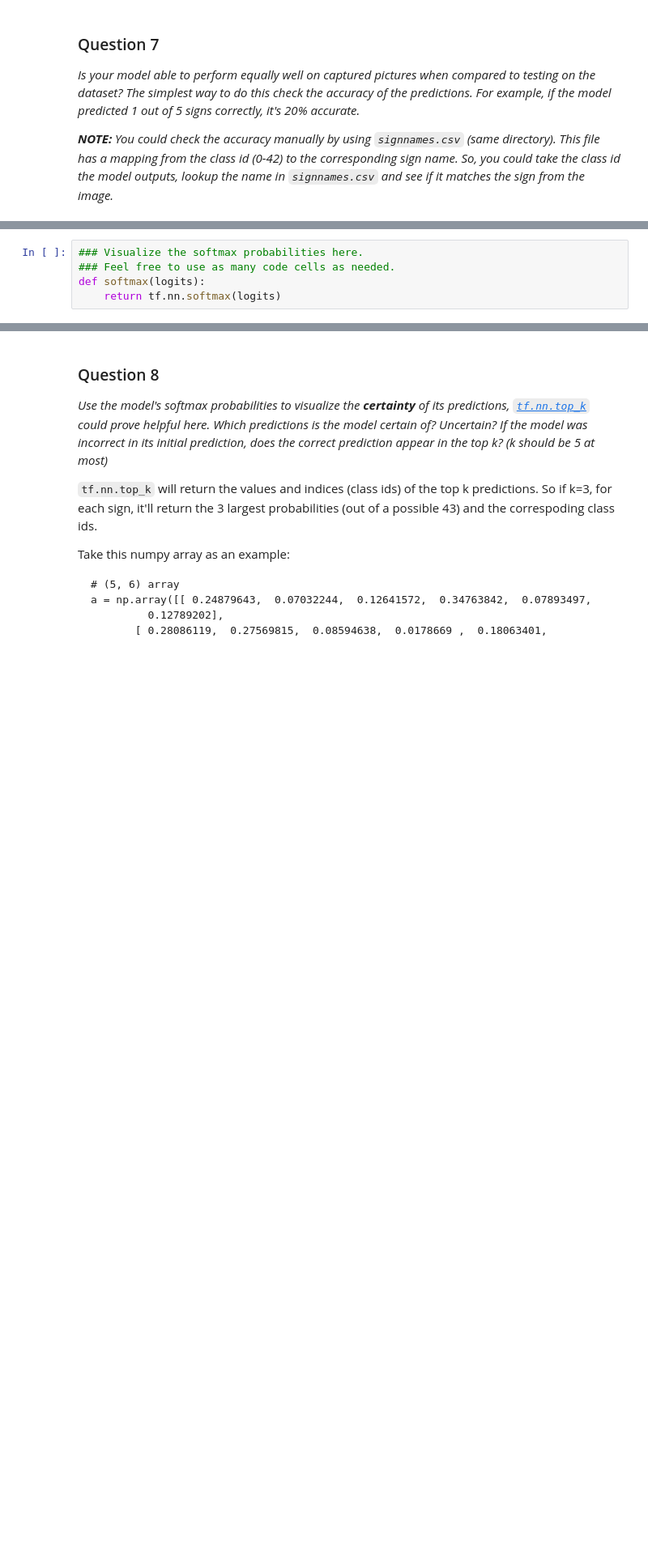
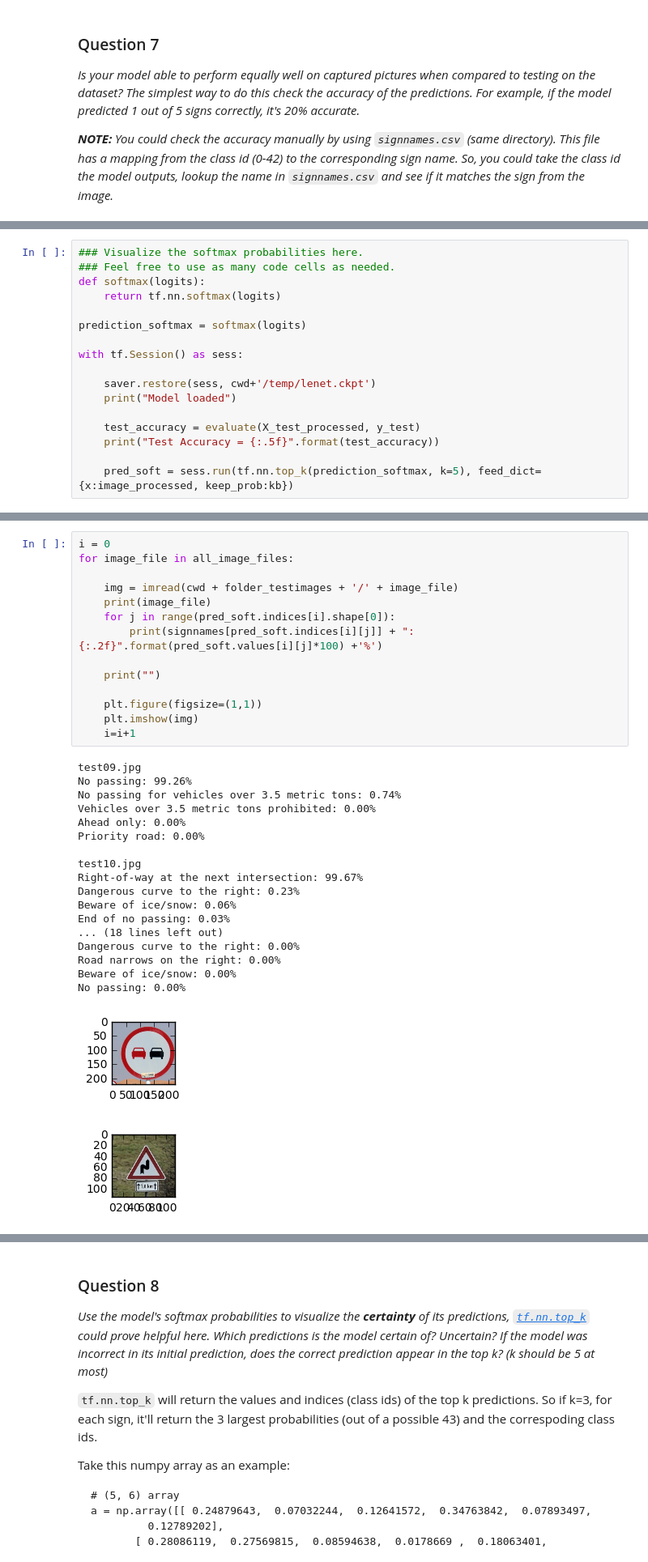
Before and after one commit to chilisy/CarND-Traffic-Sign-Classifier-Project, a Jupyter notebook: Traffic_Sign_Classifier.ipynb, the cells around one changed output, grey strips where cells are left out. Shown at 81% size. Saved outputs shown, nothing was run; the diff lists cells and outputs as text; blank space fills up the shorter version.

```diff
--- a/Traffic_Sign_Classifier.ipynb
+++ b/Traffic_Sign_Classifier.ipynb
@@ -700,3 +706,15 @@ _**NOTE:** You could check the accuracy manually by using `signnames.csv` (same
 ### Feel free to use as many code cells as needed.
 def softmax(logits):
     return tf.nn.softmax(logits)
+
+prediction_softmax = softmax(logits)
+
+with tf.Session() as sess:
+
+    saver.restore(sess, cwd+'/temp/lenet.ckpt')
+    print("Model loaded")
+
+    test_accuracy = evaluate(X_test_processed, y_test)
+    print("Test Accuracy = {:.5f}".format(test_accuracy))
+
+    pred_soft = sess.run(tf.nn.top_k(prediction_softmax, k=5), feed_dict={x:image_processed, keep_prob:kb})
@@ -702,0 +724,34 @@ def softmax(logits):
+# %%
+i = 0
+for image_file in all_image_files:
+
+    img = imread(cwd + folder_testimages + '/' + image_file)
+    print(image_file)
+    for j in range(pred_soft.indices[i].shape[0]):
+        print(signnames[pred_soft.indices[i][j]] + ": {:.2f}".format(pred_soft.values[i][j]*100) +'%')
+
+    print("")
+
+    plt.figure(figsize=(1,1))
+    plt.imshow(img)
+    i=i+1
+# %% [output]
+test09.jpg
+No passing: 99.26%
+No passing for vehicles over 3.5 metric tons: 0.74%
+Vehicles over 3.5 metric tons prohibited: 0.00%
+Ahead only: 0.00%
+Priority road: 0.00%
+
+test10.jpg
+Right-of-way at the next intersection: 99.67%
+Dangerous curve to the right: 0.23%
+Beware of ice/snow: 0.06%
+End of no passing: 0.03%
+... (18 lines left out)
+Dangerous curve to the right: 0.00%
+Road narrows on the right: 0.00%
+Beware of ice/snow: 0.00%
+No passing: 0.00%
+[figure, added]
+[figure, added]
```
Also changed, not shown: parts of 16 cells of this notebook, 1 other file.
